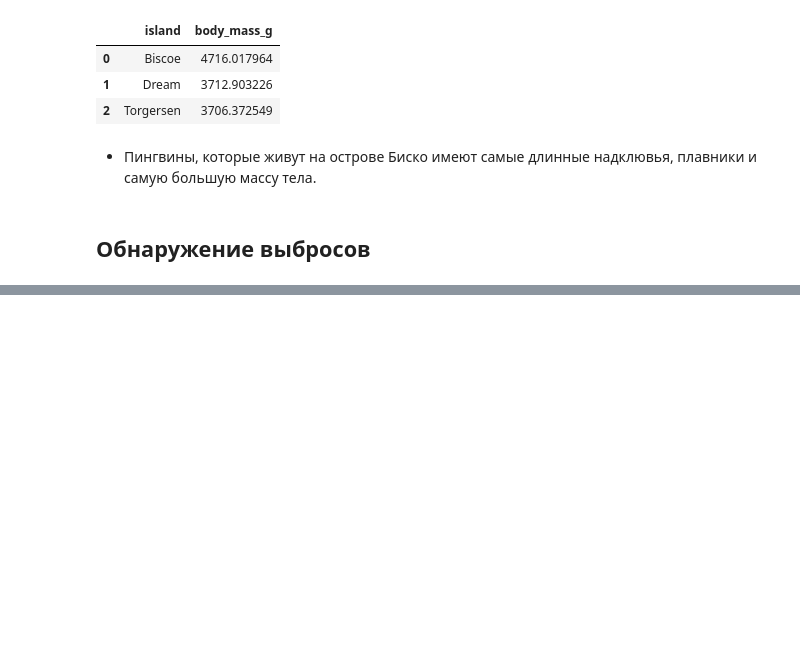
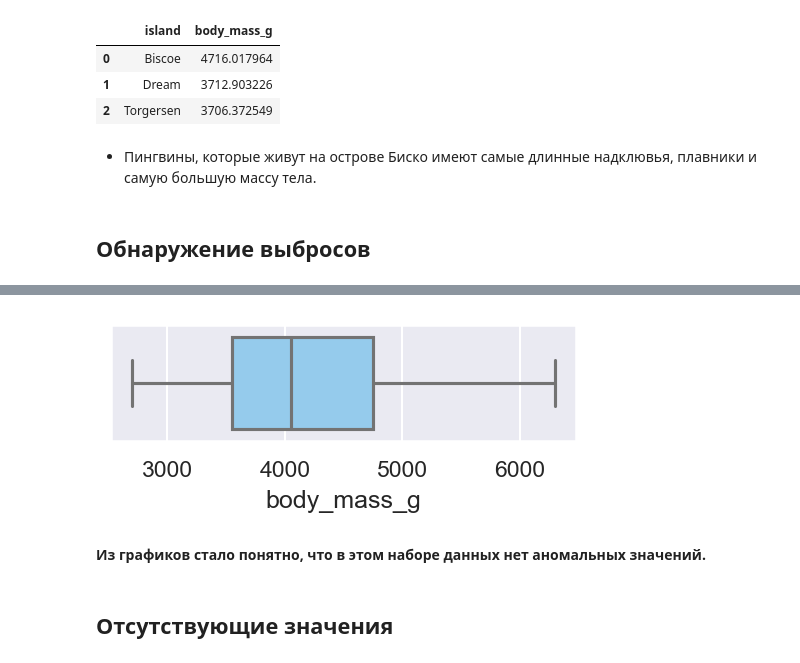
Before and after one commit to alesialesia/Project, a Jupyter notebook: Final version Penguins in Antarctica.ipynb, the cells around one changed output, grey strips where cells are left out. Cells and saved outputs as stored; diff of their text form; code cells hidden in the pictures; blank space fills up the shorter version.

```diff
--- a/Final version Penguins in Antarctica.ipynb
+++ b/Final version Penguins in Antarctica.ipynb
@@ -412,0 +436,9 @@ mean().sort_values(by ="body_mass_g", ascending = False)
+# %%
+plt.figure(figsize=(4, 1))
+sns.boxplot(x='body_mass_g', data=df);
+# %% [output]
+[figure, added]
+# %% [markdown]
+__Из графиков стало понятно, что в этом наборе данных нет аномальных значений.__
+# %% [markdown]
+## Отсутствующие значения
```
Also changed, not shown: parts of 49 cells of this notebook.
